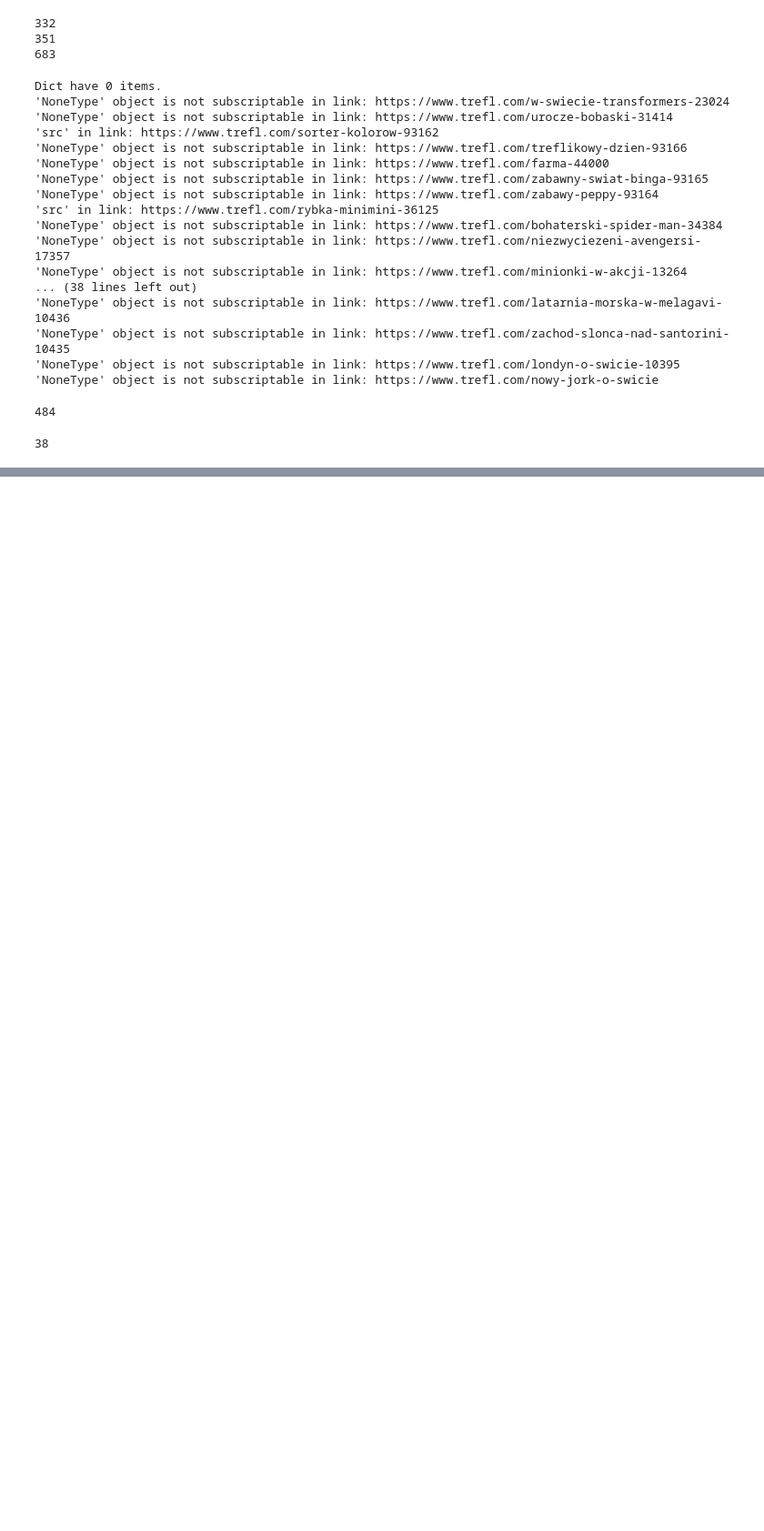
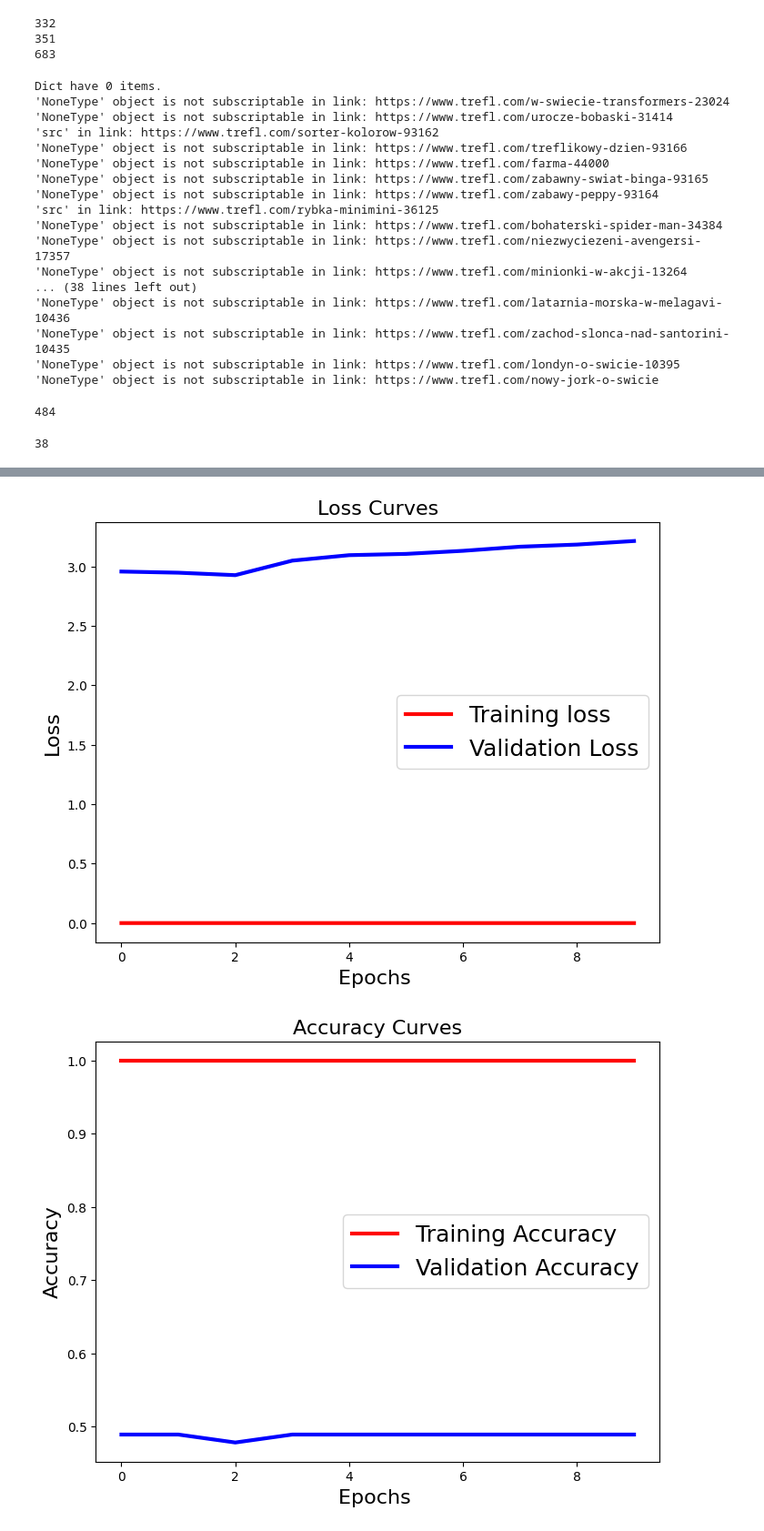
Before and after one commit to KZadka/Jigsaw-Puzzle-Difficulty, a Jupyter notebook: Initial_notebook.ipynb, the cells around one changed output, grey strips where cells are left out. Shown at 91% size. Cells and saved outputs as stored; diff of their text form; code cells hidden in the pictures; blank space fills up the shorter version.

```diff
--- a/Initial_notebook.ipynb
+++ b/Initial_notebook.ipynb
@@ -112,0 +259,5 @@ for key, value in image_and_category_dict.items():
+# %%
+plot_history(resnet_reg_model_history)
+# %% [output]
+[figure, added]
+[figure, added]
```
Also changed, not shown: parts of 21 cells of this notebook.
